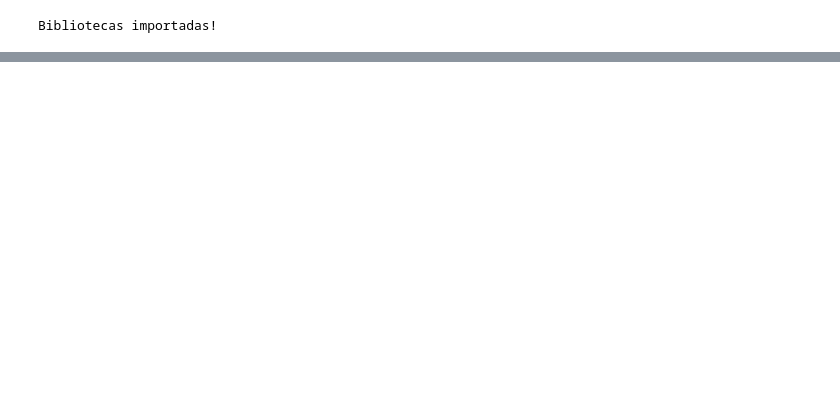
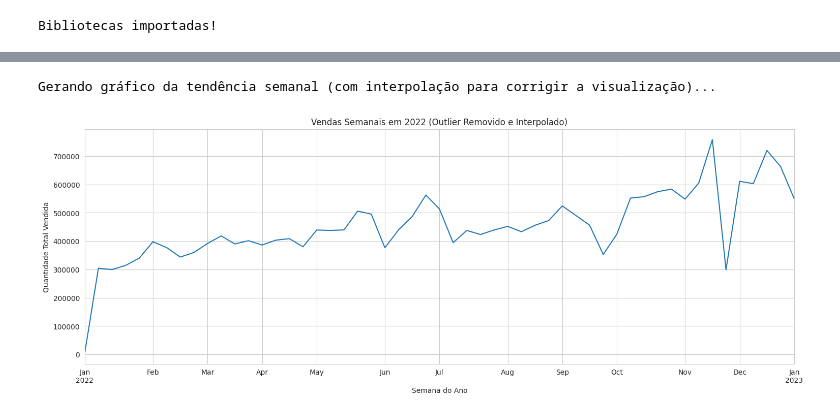
Before and after one commit to gustavokatsuo/Data-Prophets-Big-Data, a Jupyter notebook: notebooks/analise_exploratoria.ipynb, the cells around one changed output, grey strips where cells are left out. Cells and saved outputs as stored; diff of their text form; code cells hidden in the pictures; blank space fills up the shorter version.

```diff
--- a/notebooks/analise_exploratoria.ipynb
+++ b/notebooks/analise_exploratoria.ipynb
@@ -112,0 +319,20 @@ memory usage: 1.1+ GB
+# %%
+print("Gerando gráfico da tendência semanal (com interpolação para corrigir a visualização)...")
+
+# 1. Agrega os dados semanais a partir do df_limpo. Isso cria a série com o "buraco" de valor zero.
+vendas_semanais = df_limpo['quantity'].resample('W').sum()
+
+# 2. Substituímos o zero (que é um artefato da nossa limpeza) por NaN, que significa "dado ausente".
+vendas_semanais[vendas_semanais == 0] = np.nan
+
+# 3. Criamos uma NOVA variável, interpolada, APENAS para o gráfico.
+vendas_semanais_interpolado = vendas_semanais.interpolate(method='linear')
+
+# 4. Plotamos a versão corrigida, que é visualmente mais honesta.
+ax = vendas_semanais_interpolado.plot(title='Vendas Semanais em 2022 (Outlier Removido e Interpolado)')
+ax.set_xlabel('Semana do Ano')
+ax.set_ylabel('Quantidade Total Vendida')
+plt.show()
+# %% [output]
+Gerando gráfico da tendência semanal (com interpolação para corrigir a visualização)...
+[figure, added]
```
Also changed, not shown: parts of 12 cells of this notebook.
